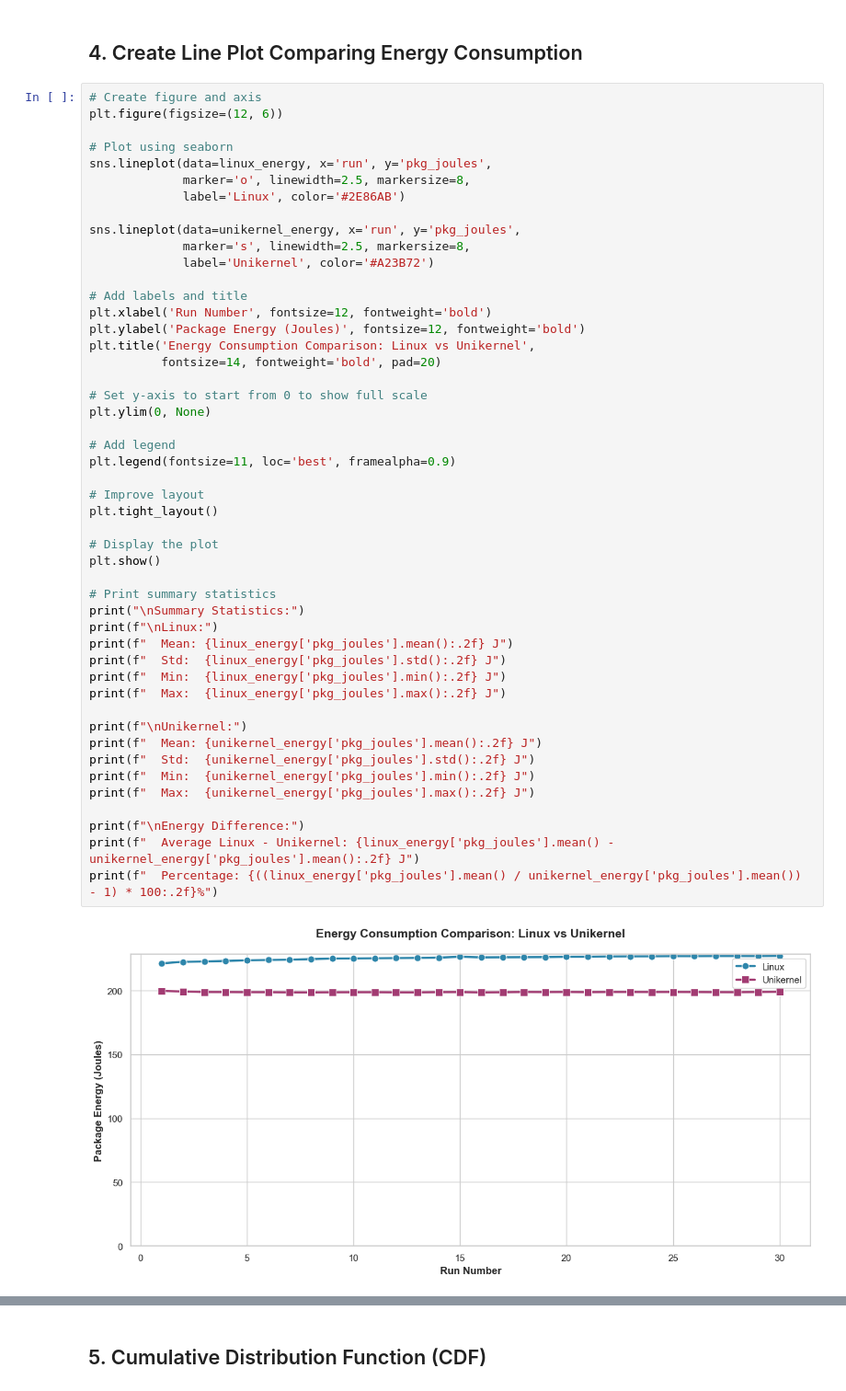
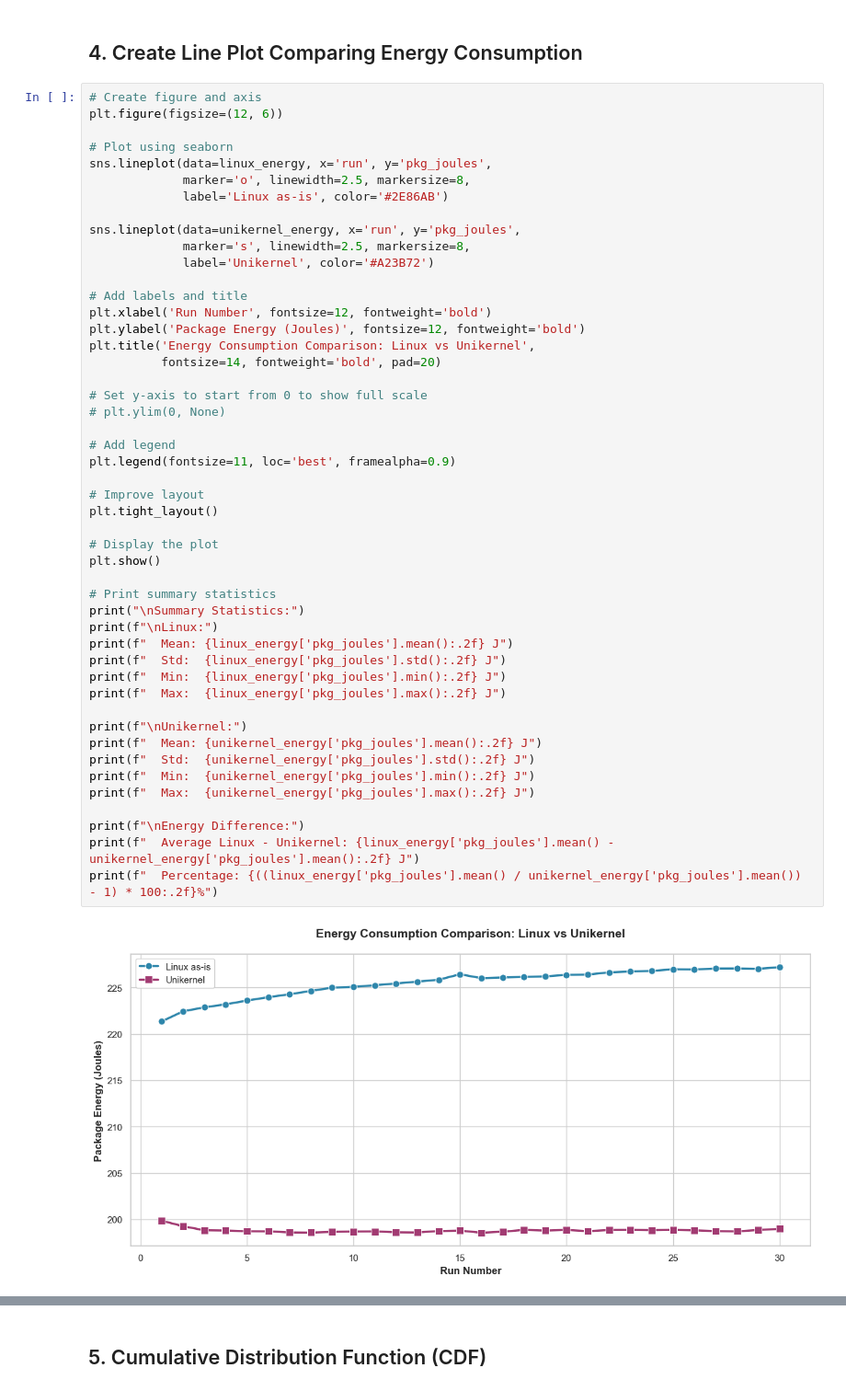
Before and after one commit to sondreross/testing, a Jupyter notebook: energy_comparison.ipynb, the cells around one changed output, grey strips where cells are left out. Shown at 92% size. Drawn from its saved outputs; the diff is of its cells as text.

```diff
--- a/energy_comparison.ipynb
+++ b/energy_comparison.ipynb
@@ -89,7 +89,7 @@ plt.figure(figsize=(12, 6))
 # Plot using seaborn
 sns.lineplot(data=linux_energy, x='run', y='pkg_joules',
              marker='o', linewidth=2.5, markersize=8,
-             label='Linux', color='#2E86AB')
+             label='Linux as-is', color='#2E86AB')
 
 sns.lineplot(data=unikernel_energy, x='run', y='pkg_joules',
              marker='s', linewidth=2.5, markersize=8,
@@ -102,36 +102,36 @@ plt.title('Energy Consumption Comparison: Linux vs Unikernel',
           fontsize=14, fontweight='bold', pad=20)
 
 # Set y-axis to start from 0 to show full scale
-plt.ylim(0, None)
+# plt.ylim(0, None)
 
 # Add legend
 plt.legend(fontsize=11, loc='best', framealpha=0.9)
 
 # Improve layout
 plt.tight_layout()
 
 # Display the plot
 plt.show()
 
 # Print summary statistics
 print("\nSummary Statistics:")
 print(f"\nLinux:")
 print(f"  Mean: {linux_energy['pkg_joules'].mean():.2f} J")
 print(f"  Std:  {linux_energy['pkg_joules'].std():.2f} J")
 print(f"  Min:  {linux_energy['pkg_joules'].min():.2f} J")
 print(f"  Max:  {linux_energy['pkg_joules'].max():.2f} J")
 
 print(f"\nUnikernel:")
 print(f"  Mean: {unikernel_energy['pkg_joules'].mean():.2f} J")
 print(f"  Std:  {unikernel_energy['pkg_joules'].std():.2f} J")
 print(f"  Min:  {unikernel_energy['pkg_joules'].min():.2f} J")
 print(f"  Max:  {unikernel_energy['pkg_joules'].max():.2f} J")
 
 print(f"\nEnergy Difference:")
 print(f"  Average Linux - Unikernel: {linux_energy['pkg_joules'].mean() - unikernel_energy['pkg_joules'].mean():.2f} J")
 print(f"  Percentage: {((linux_energy['pkg_joules'].mean() / unikernel_energy['pkg_joules'].mean()) - 1) * 100:.2f}%")
 # %% [output]
-[figure, old version]
+[figure, new version]
 Summary Statistics:
 
 Linux:
```
Also changed, not shown: parts of 2 cells of this notebook, 6 other files.
